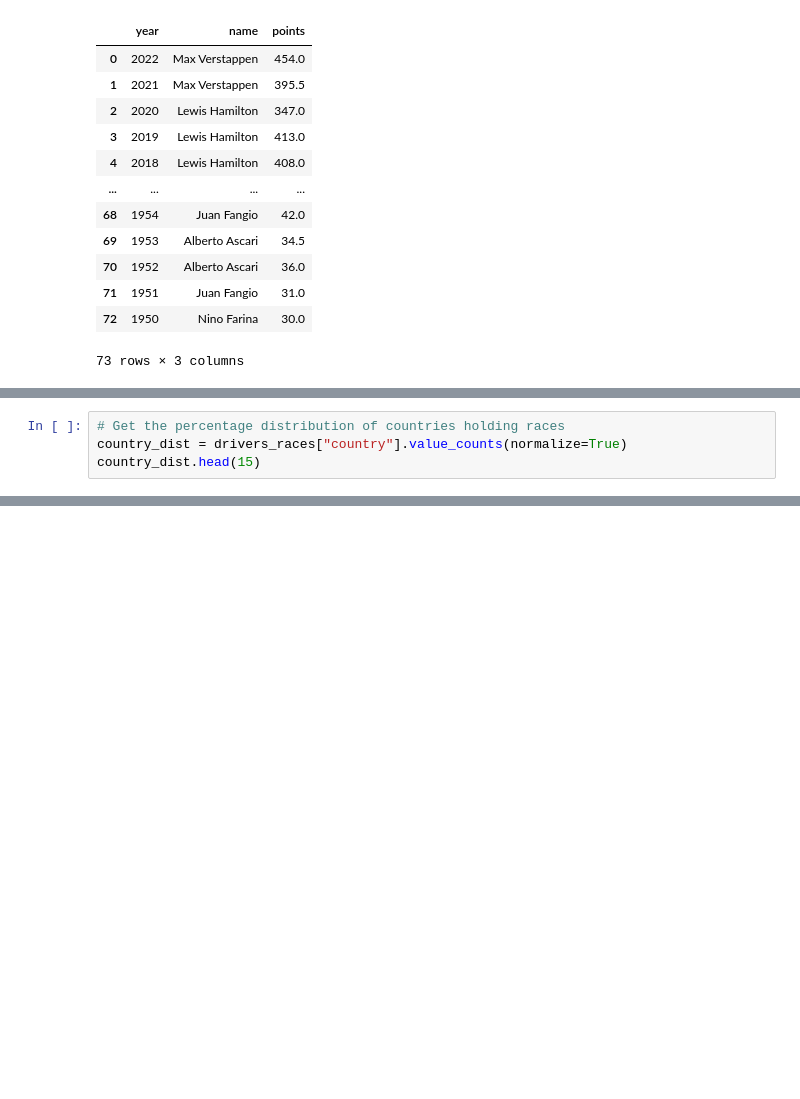
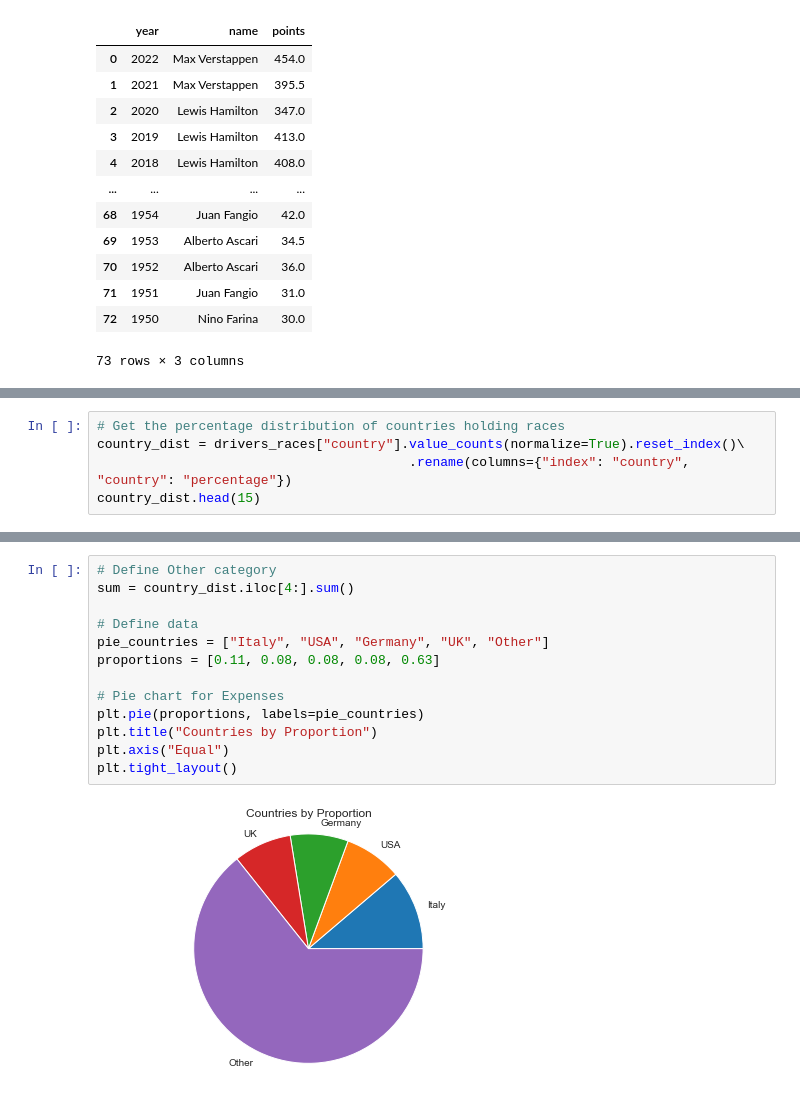
Before and after one commit to soyuz108/EDA-Formula-1-Drivers, a Jupyter notebook: drivers_analysis.ipynb, the cells around one changed output, grey strips where cells are left out. Saved outputs shown, nothing was run; the diff lists cells and outputs as text; blank space fills up the shorter version.

```diff
--- a/drivers_analysis.ipynb
+++ b/drivers_analysis.ipynb
@@ -341,5 +356,6 @@ Name: circuitName, dtype: int64
 # %%
 # Get the percentage distribution of countries holding races
-country_dist = drivers_races["country"].value_counts(normalize=True)
+country_dist = drivers_races["country"].value_counts(normalize=True).reset_index()\
+                                        .rename(columns={"index": "country", "country": "percentage"})
 country_dist.head(15)
 # %% [output]
@@ -361,0 +378,15 @@ Name: country, dtype: float64
+# %%
+# Define Other category
+sum = country_dist.iloc[4:].sum()
+
+# Define data
+pie_countries = ["Italy", "USA", "Germany", "UK", "Other"]
+proportions = [0.11, 0.08, 0.08, 0.08, 0.63]
+
+# Pie chart for Expenses
+plt.pie(proportions, labels=pie_countries)
+plt.title("Countries by Proportion")
+plt.axis("Equal")
+plt.tight_layout()
+# %% [output]
+[figure, added]
```
Also changed, not shown: parts of 6 cells of this notebook.
